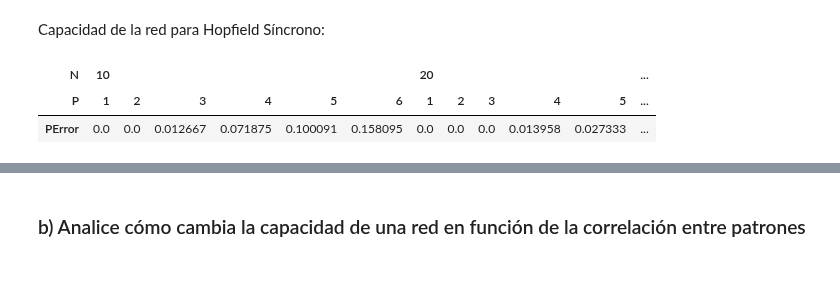
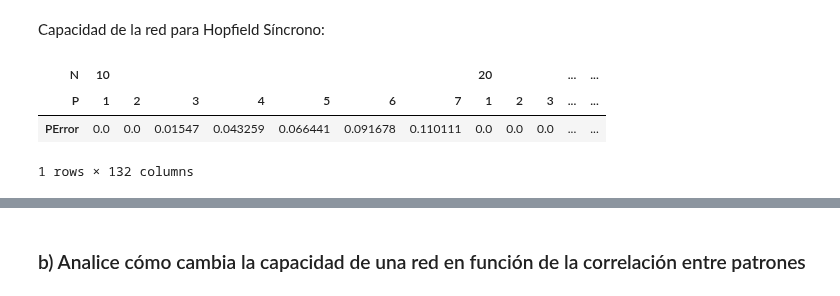
Before and after one commit to xvan/RedesNeuronales, a Jupyter notebook: TP1/TP1.ipynb, the cells around one changed output, grey strips where cells are left out. Saved outputs shown, nothing was run; the diff lists cells and outputs as text; code cells hidden in the pictures.

```diff
--- a/TP1/TP1.ipynb
+++ b/TP1/TP1.ipynb
@@ -454,10 +454,9 @@ def repeatPError(algo,imageGen,N,P):
             continue
 
         std = np.std(acc,ddof=1)
-        if 2.32*std/np.sqrt(len(acc)) < 0.01:
+        if 1.96*std/np.sqrt(len(acc)) < 0.001: #2.32
+            print(N,P,N/P,end='\r')
             break
-        #else:
-        #    print(2.32*std/np.sqrt(len(acc)))
     return np.mean(acc)
 # %%
 def FillTable(algo, span ):
@@ -466,7 +465,7 @@ def FillTable(algo, span ):
     for N in span:
         pError=0
         P=0
-        while pError < 0.15:
+        while pError < 0.1:
             P+=1
             pError = repeatPError(algo,randImageGen,N,P)
             df.loc[(N,P),"PError"]=pError
@@ -498,9 +491,9 @@ PlotCapacity(asyncCapacity,tableHertzEtAl)
 # %%
-def syncHopfield(seed,w,N,M):
+def syncHopfield(seed,w,N,M,steps):
     outVal = np.copy(seed);
-    iteration = 1;
+    #iteration = 1;
     changed = True;
-    guard=500
+    guard=steps
     newVal = np.zeros(outVal.shape);
     while(changed):
         guard-=1
@@ -512,18 +505,24 @@ def syncHopfield(seed,w,N,M):
         outVal=newVal
 
         if guard == 0:
-            raise ExceededMaxIterations("Exceeded iterations range: N=%i, M=%i" % [M ,N])
+            break
+            #raise ExceededMaxIterations("Exceeded iterations range: N=%i, M=%i" % [M ,N])
 
     return outVal
+# %%
+def cleanLastPrintedLine():
+    print(" " * 80, end='\r')
 # %% [markdown]
 Capacidad de la red para Hopfield Síncrono:
 # %%
-syncCapacity=FillTable(syncHopfield, np.arange(10,30,10))
+syncCapacity=FillTable(lambda a,b,c,d: syncHopfield(a,b,c,d,1), np.arange(10,70,10))
+cleanLastPrintedLine()
 syncCapacity.transpose()
 # %% [output]
-| N | 10 |  |  |  |  |  | 20 |  |  |  |  | ... |
-| P | 1 | 2 | 3 | 4 | 5 | 6 | 1 | 2 | 3 | 4 | 5 | ... |
-| PError | 0.0 | 0.0 | 0.012667 | 0.071875 | 0.100091 | 0.158095 | 0.0 | 0.0 | 0.0 | 0.013958 | 0.027333 | ... |
+| N | 10 |  |  |  |  |  |  | 20 |  |  | ... | ... |
+| P | 1 | 2 | 3 | 4 | 5 | 6 | 7 | 1 | 2 | 3 | ... | ... |
+| PError | 0.0 | 0.0 | 0.01547 | 0.043259 | 0.066441 | 0.091678 | 0.110111 | 0.0 | 0.0 | 0.0 | ... | ... |
+1 rows × 132 columns
 # %%
 PlotCapacity(syncCapacity,tableHertzEtAl)
 # %% [output]
```
Also changed, not shown: parts of 38 cells of this notebook.
